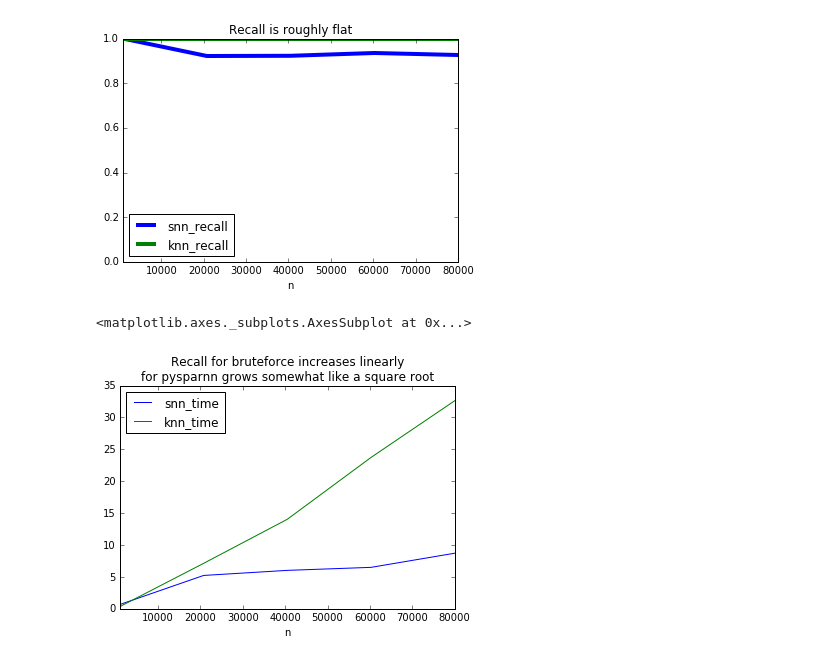
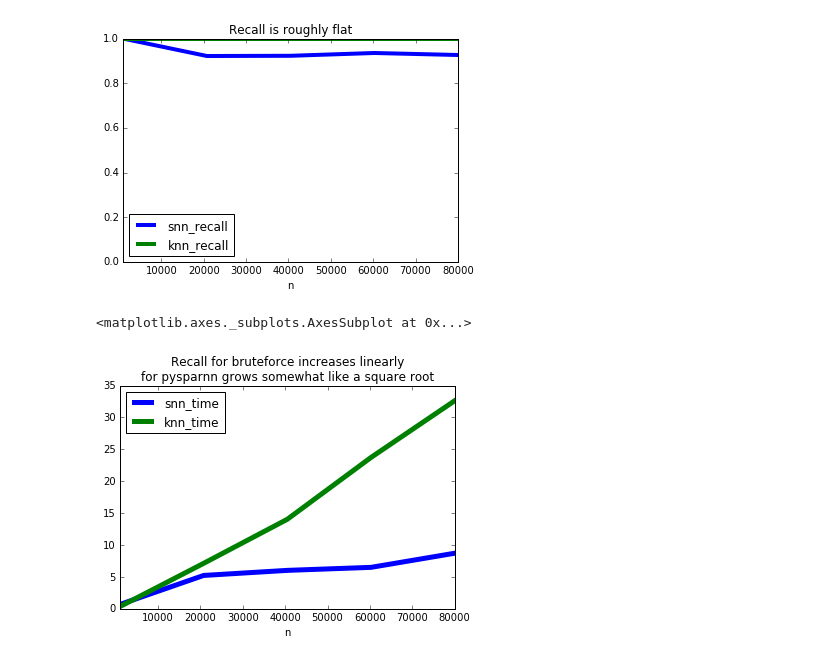
Before and after one commit to facebookresearch/pysparnn, a Jupyter notebook: examples/enron.ipynb, the cells around one changed output. Cells and saved outputs as stored; diff of their text form; code cells hidden in the pictures.

```diff
--- a/examples/enron.ipynb
+++ b/examples/enron.ipynb
@@ -210,7 +210,8 @@ pd.DataFrame(snn_results)[['n', 'snn_recall', 'knn_recall']].plot(x='n', ylim=(0
 [figure]
 # %%
 df = pd.DataFrame(snn_results)[['n', 'snn_time', 'knn_time']]
-df.plot(x='n', title='Recall for bruteforce increases linearly\nfor pysparnn grows somewhat like a square root')
+df.plot(x='n', linewidth=5,
+        title='Recall for bruteforce increases linearly\nfor pysparnn grows somewhat like a square root')
 # %% [output]
 <matplotlib.axes._subplots.AxesSubplot at 0x...>
-[figure, old version]
+[figure, new version]
```
